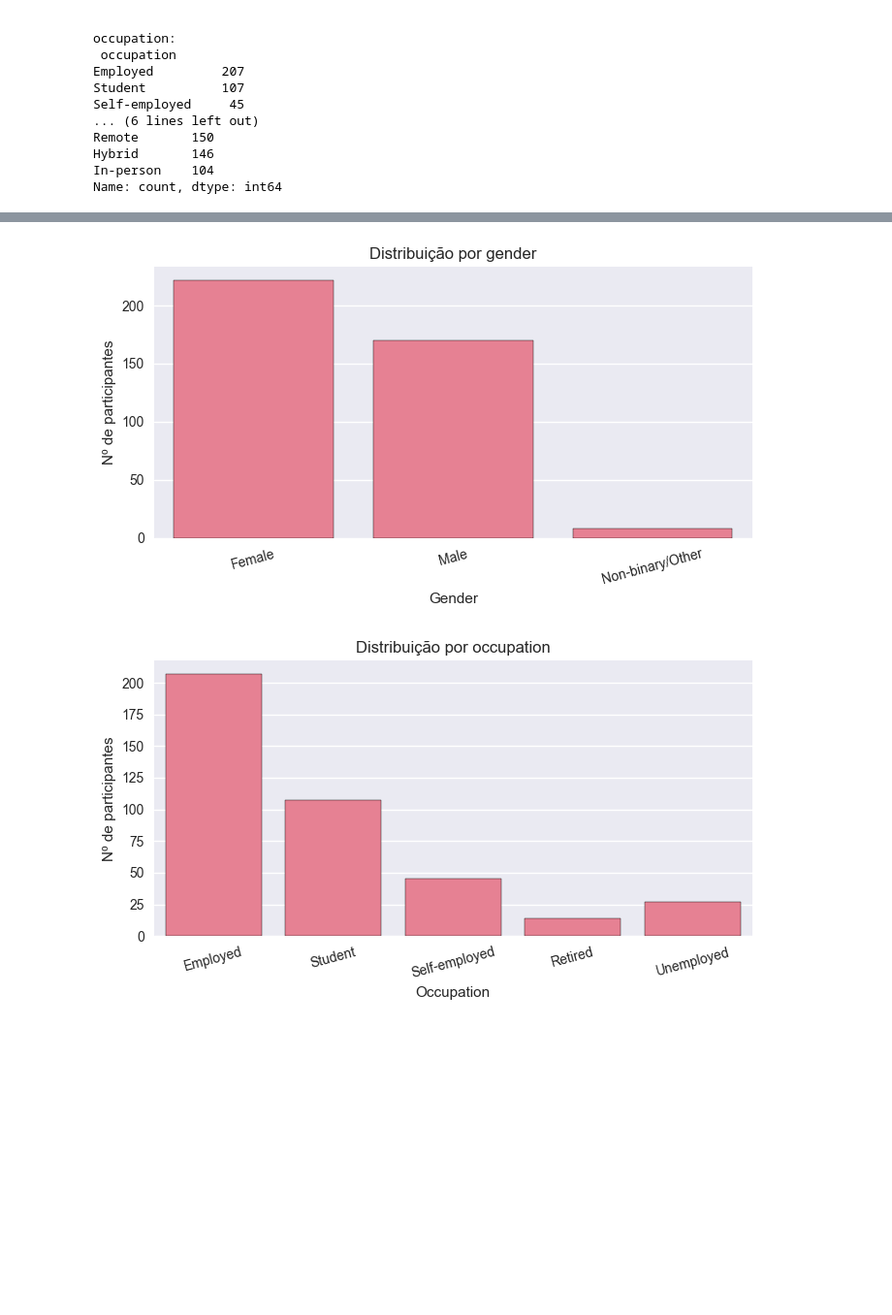
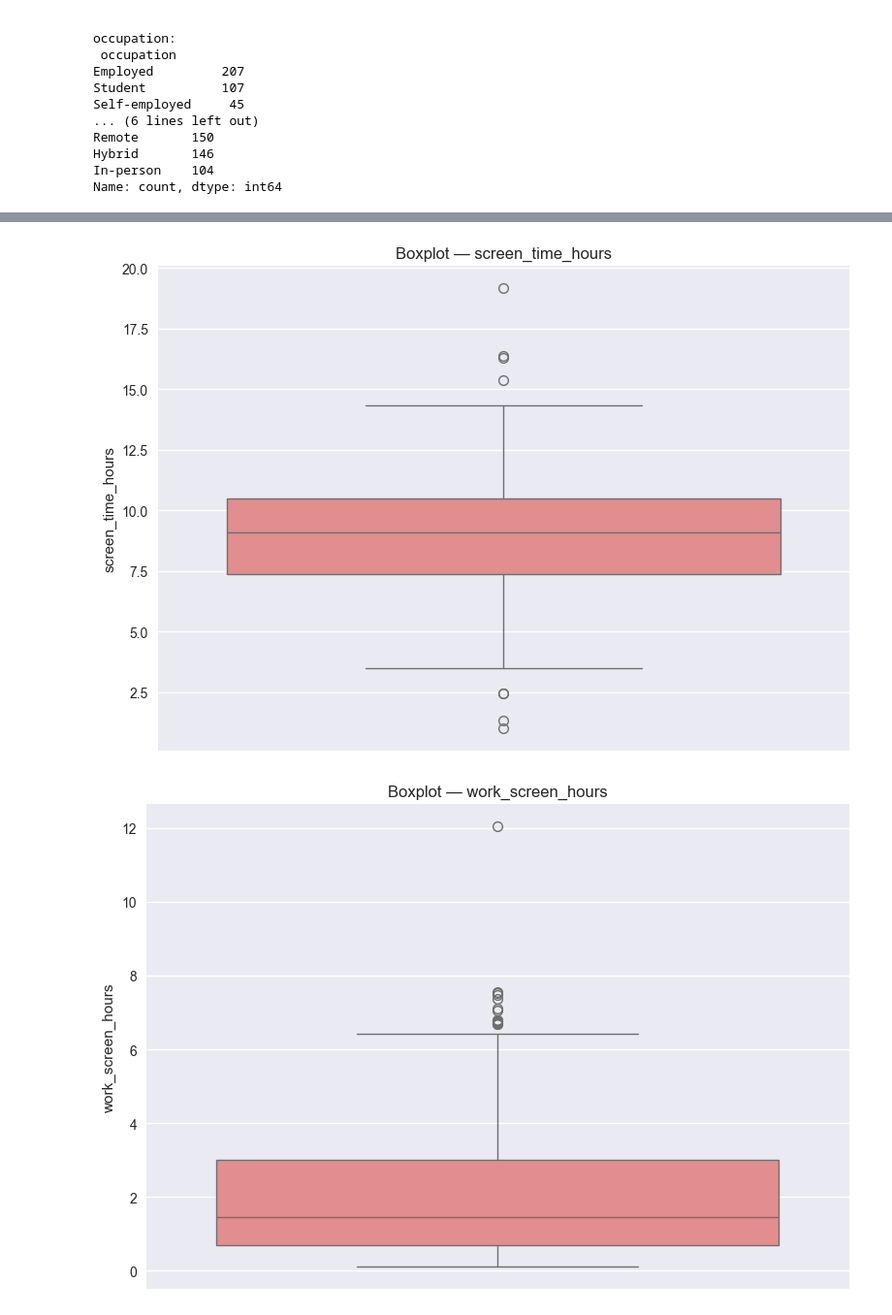
Before and after one commit to Castropt27/AUSE, a Jupyter notebook: Notebooks/01_analise_exploratoria.ipynb, the cells around one changed output, grey strips where cells are left out. Shown at 97% size. Cells and saved outputs as stored; diff of their text form; code cells hidden in the pictures; blank space fills up the shorter version.

```diff
--- a/Notebooks/01_analise_exploratoria.ipynb
+++ b/Notebooks/01_analise_exploratoria.ipynb
@@ -66,8 +64,12 @@ Name: count, dtype: int64
 # %%
 num_cols = [c for c in [
     "age","screen_time_hours","work_screen_hours","leisure_screen_hours",
+    "sleep_hours","stress_level_0_10",
     "productivity_0_100","mental_wellness_index_0_100"
 ] if c in df.columns]
 
-df[num_cols].describe()
+cat_cols = [c for c in ["gender","occupation","work_mode"] if c in df.columns]
+
+print("Numéricas:", num_cols)
+print("Categóricas:", cat_cols)
 # %% [output]
@@ -90,6 +90,8 @@ plt.show()
 # %%
-plt.figure(figsize=(10,7))
-sns.heatmap(df.corr(numeric_only=True), annot=True, fmt=".2f", cmap="coolwarm", center=0)
-plt.title("Matriz de Correlação")
-plt.show()
+for col in num_cols:
+    plt.figure(figsize=(7,4))
+    sns.histplot(df[col].dropna(), bins=20, edgecolor="black")
+    plt.title(f"Distribuição — {col}")
+    plt.xlabel(col); plt.ylabel("Frequência")
+    plt.tight_layout(); plt.show()
 # %% [output]
@@ -97,14 +106,20 @@ plt.show()
 # %%
-for col in ["gender","occupation","work_mode"]:
+# individuais
+for col in ["screen_time_hours","work_screen_hours","leisure_screen_hours","sleep_hours","productivity_0_100"]:
     if col in df.columns:
-        plt.figure(figsize=(7,4))
-        sns.countplot(x=col, data=df, edgecolor="black")
-        plt.title(f"Distribuição por {col}")
-        plt.xlabel(col.capitalize())
-        plt.ylabel("Nº de participantes")
-        plt.xticks(rotation=15)
-        plt.tight_layout()
-        plt.show()
+        sns.boxplot(y=df[col], color="lightcoral")  # 🔴 adiciona cor
+    plt.title(f"Boxplot — {col}")
+    plt.ylabel(col)
+    plt.tight_layout()
+    plt.show()
+# conjunto (NOVO)
+box_cols = [c for c in ["screen_time_hours","work_screen_hours","leisure_screen_hours","sleep_hours","productivity_0_100"] if c in df.columns]
+if box_cols:
+    plt.figure(figsize=(10,5))
+    sns.boxplot(data=df[box_cols], orient="v")
+    plt.title("Boxplots — atributos numéricos selecionados")
+    plt.xlabel("Variáveis"); plt.ylabel("Valor")
+    plt.tight_layout(); plt.show()
 # %% [output]
-[figure, old version]
+[figure, new version]
-[figure, old version]
+[figure, new version]
```
Also changed, not shown: parts of 11 cells of this notebook, 2 other files.
